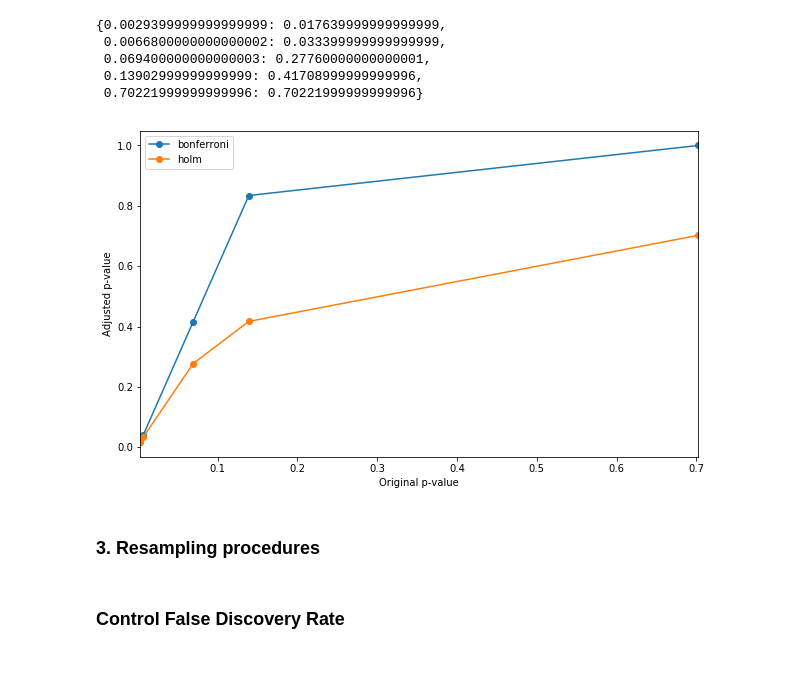
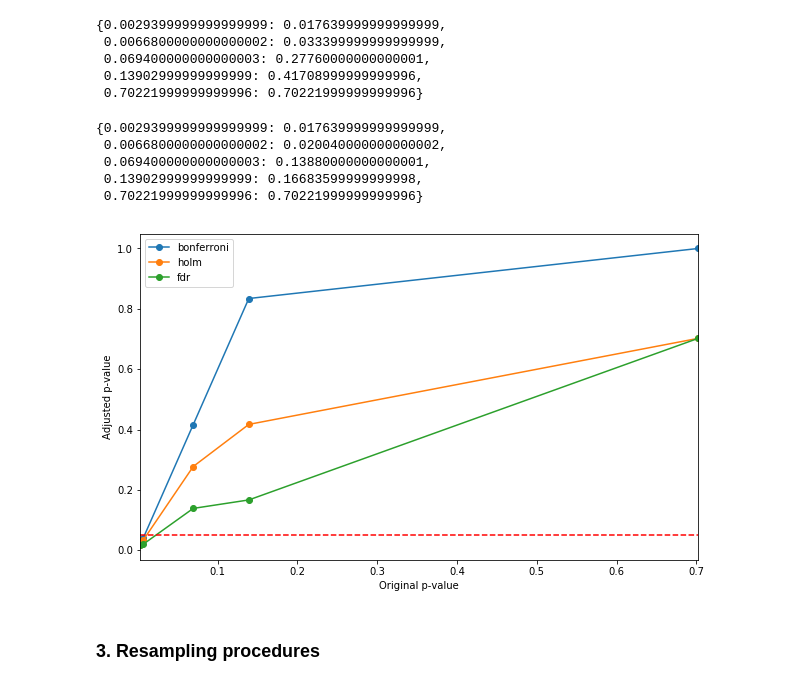
Before and after one commit to antonmosin/udacity_ab_testing, a Jupyter notebook: lesson_5_analysing_results.ipynb, the cells around one changed output. Drawn from its saved outputs; the diff is of its cells as text; code cells hidden in the pictures.

Commit message:
add fdr control to comparison

```diff
--- a/lesson_5_analysing_results.ipynb
+++ b/lesson_5_analysing_results.ipynb
@@ -331,18 +331,29 @@ test_pvals_holm
  0.069400000000000003: 0.27760000000000001,
  0.13902999999999999: 0.41708999999999996,
  0.70221999999999996: 0.70221999999999996}
+# %%
+### Test 3
+test_pvals_fdr = p_multitest(test_pvals, 'fdr')
+test_pvals_fdr
+# %% [output]
+{0.0029399999999999999: 0.017639999999999999,
+ 0.0066800000000000002: 0.020040000000000002,
+ 0.069400000000000003: 0.13880000000000001,
+ 0.13902999999999999: 0.16683599999999998,
+ 0.70221999999999996: 0.70221999999999996}
 # %%
 pvals_bonf = pd.DataFrame.from_dict(test_pvals_bonf, orient='index').sort_index()
 pvals_holm = pd.DataFrame.from_dict(test_pvals_holm, orient='index').sort_index()
-methods_comparis = pd.concat([pvals_bonf, pvals_holm], axis=1)
-methods_comparis.columns = ['bonferroni', 'holm']
+pvals_fdr = pd.DataFrame.from_dict(test_pvals_fdr, orient='index').sort_index()
+methods_comparis = pd.concat([pvals_bonf, pvals_holm, pvals_fdr], axis=1)
+methods_comparis.columns = ['bonferroni', 'holm', 'fdr']
 # %%
+alpha = 0.05
 methods_comparis.plot(marker='o')
+_ = plt.axhline(alpha, color='red', ls='--')
 _ = plt.xlabel('Original p-value')
 _ = plt.ylabel('Adjusted p-value')
 # %% [output]
-[figure, old version]
+[figure, new version]
 # %% [markdown]
 ### 3. Resampling procedures
-# %% [markdown]
-### Control False Discovery Rate
```
